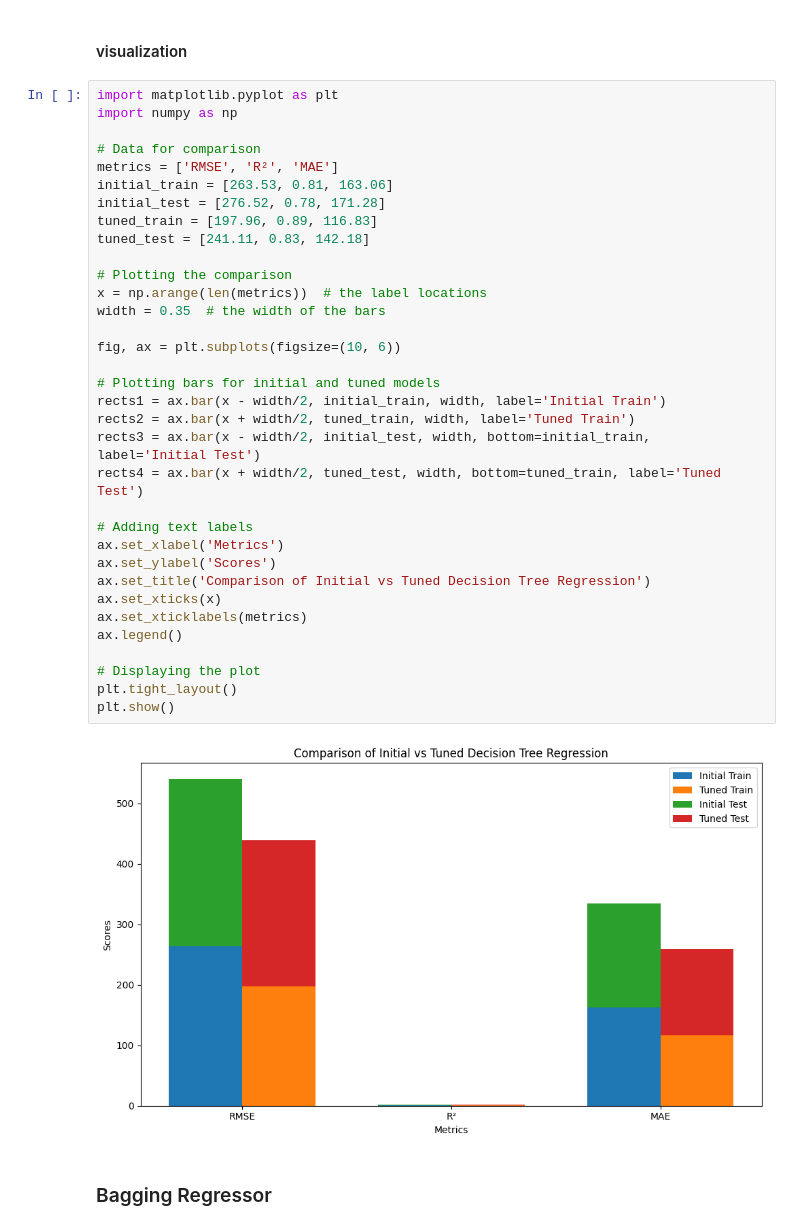
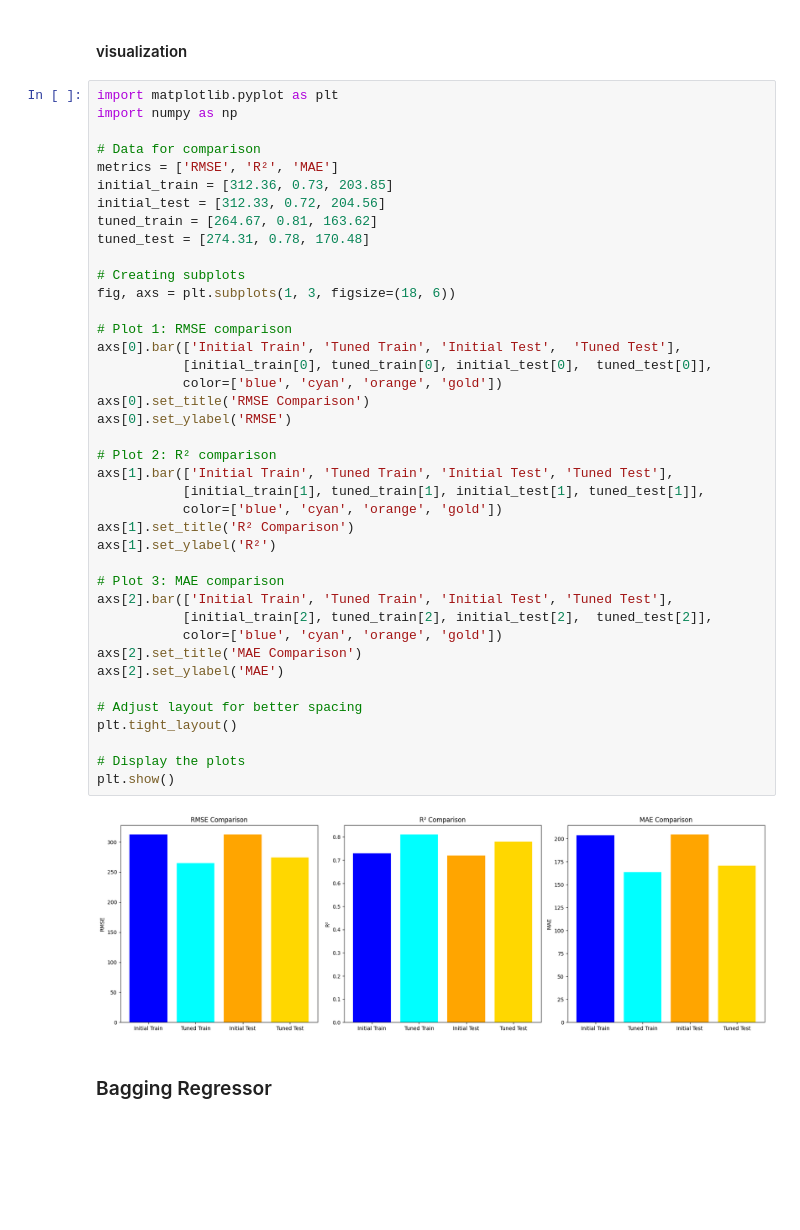
Before and after one commit to shokoufehnaseri/new_ML2_regression-, a Jupyter notebook: regression_vs.ipynb, the cells around one changed output. Drawn from its saved outputs; the diff is of its cells as text; blank space fills up the shorter version.

```diff
--- a/regression_vs.ipynb
+++ b/regression_vs.ipynb
@@ -723,41 +733,47 @@ Testing Metrics:
 # %% [markdown]
 #### visualization
-# %%
-import matplotlib.pyplot as plt
-import numpy as np
-
-# Data for comparison
-metrics = ['RMSE', 'R²', 'MAE']
-initial_train = [263.53, 0.81, 163.06]
-initial_test = [276.52, 0.78, 171.28]
-tuned_train = [197.96, 0.89, 116.83]
-tuned_test = [241.11, 0.83, 142.18]
-
-# Plotting the comparison
-x = np.arange(len(metrics))  # the label locations
-width = 0.35  # the width of the bars
-
-fig, ax = plt.subplots(figsize=(10, 6))
-
-# Plotting bars for initial and tuned models
-rects1 = ax.bar(x - width/2, initial_train, width, label='Initial Train')
-rects2 = ax.bar(x + width/2, tuned_train, width, label='Tuned Train')
-rects3 = ax.bar(x - width/2, initial_test, width, bottom=initial_train, label='Initial Test')
-rects4 = ax.bar(x + width/2, tuned_test, width, bottom=tuned_train, label='Tuned Test')
-
-# Adding text labels
-ax.set_xlabel('Metrics')
-ax.set_ylabel('Scores')
-ax.set_title('Comparison of Initial vs Tuned Decision Tree Regression')
-ax.set_xticks(x)
-ax.set_xticklabels(metrics)
-ax.legend()
-
-# Displaying the plot
-plt.tight_layout()
-plt.show()
-# %% [output]
-[figure, removed]
+# %%
+import matplotlib.pyplot as plt
+import numpy as np
+
+# Data for comparison
+metrics = ['RMSE', 'R²', 'MAE']
+initial_train = [312.36, 0.73, 203.85]
+initial_test = [312.33, 0.72, 204.56]
+tuned_train = [264.67, 0.81, 163.62]
+tuned_test = [274.31, 0.78, 170.48]
+
+# Creating subplots
+fig, axs = plt.subplots(1, 3, figsize=(18, 6))
+
+# Plot 1: RMSE comparison
+axs[0].bar(['Initial Train', 'Tuned Train', 'Initial Test',  'Tuned Test'],
+           [initial_train[0], tuned_train[0], initial_test[0],  tuned_test[0]],
+           color=['blue', 'cyan', 'orange', 'gold'])
+axs[0].set_title('RMSE Comparison')
+axs[0].set_ylabel('RMSE')
+
+# Plot 2: R² comparison
+axs[1].bar(['Initial Train', 'Tuned Train', 'Initial Test', 'Tuned Test'],
+           [initial_train[1], tuned_train[1], initial_test[1], tuned_test[1]],
+           color=['blue', 'cyan', 'orange', 'gold'])
+axs[1].set_title('R² Comparison')
+axs[1].set_ylabel('R²')
+
+# Plot 3: MAE comparison
+axs[2].bar(['Initial Train', 'Tuned Train', 'Initial Test', 'Tuned Test'],
+           [initial_train[2], tuned_train[2], initial_test[2],  tuned_test[2]],
+           color=['blue', 'cyan', 'orange', 'gold'])
+axs[2].set_title('MAE Comparison')
+axs[2].set_ylabel('MAE')
+
+# Adjust layout for better spacing
+plt.tight_layout()
+
+# Display the plots
+plt.show()
+# %% [output]
+[figure, added]
 # %% [markdown]
 ### Bagging Regressor
 # %%
```
Also changed, not shown: parts of 24 cells of this notebook.
